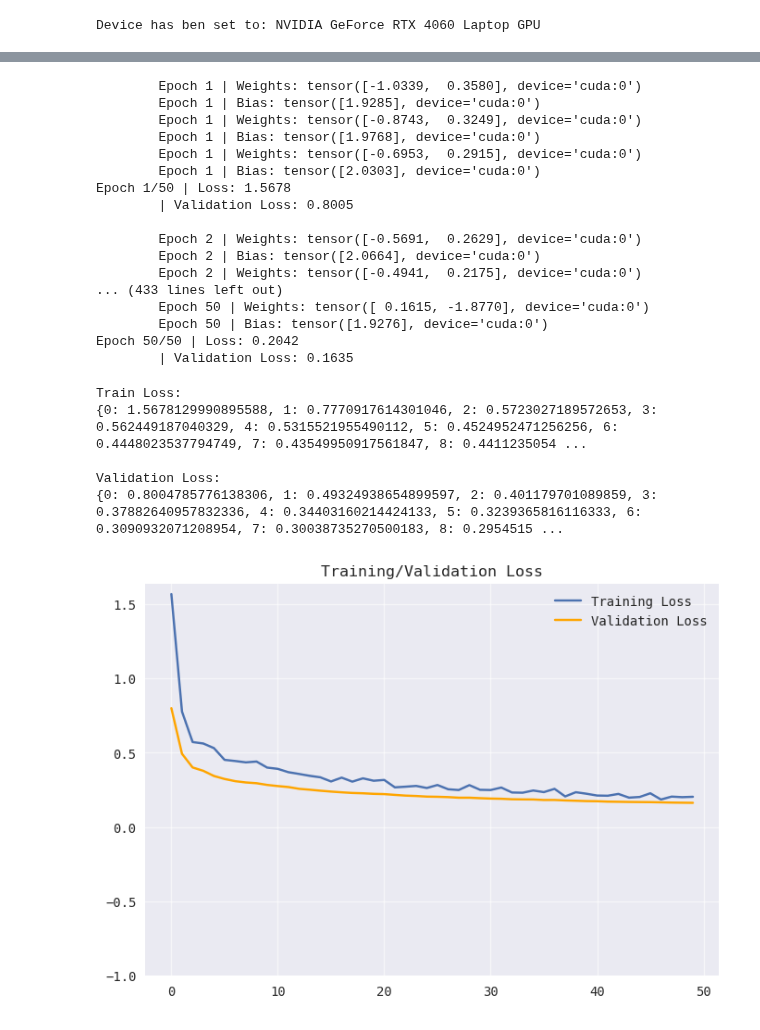
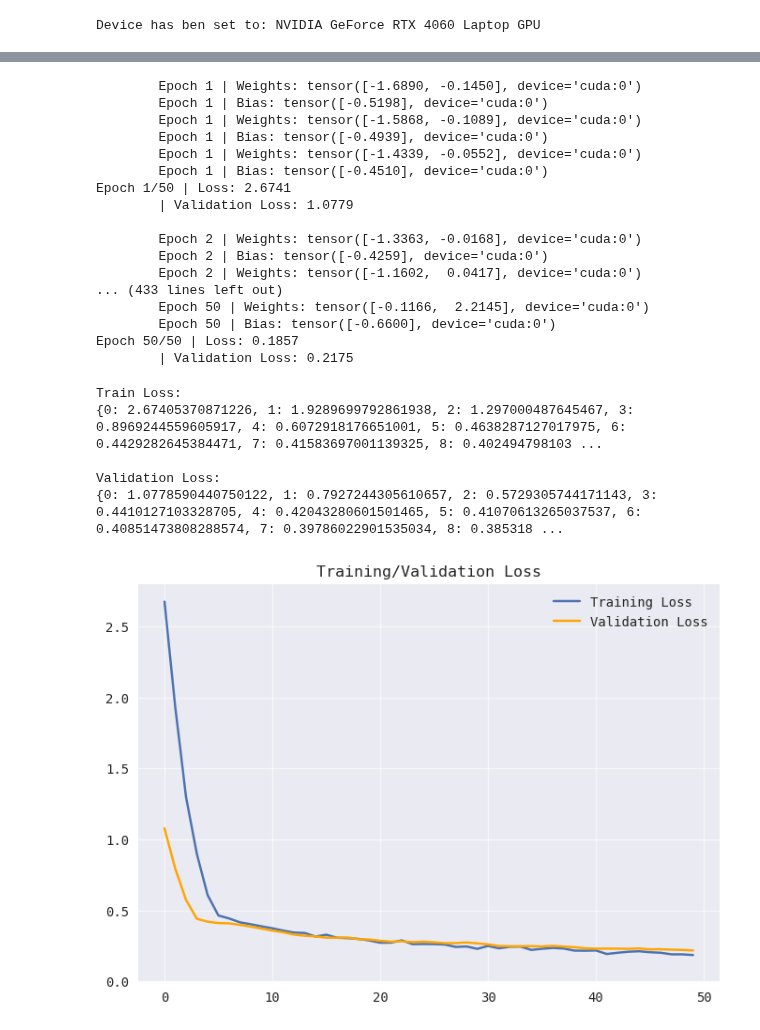
Before and after one commit to abhans/torchbygnd, a Jupyter notebook: test.ipynb, the cells around one changed output, grey strips where cells are left out. Cells and saved outputs as stored; diff of their text form; code cells hidden in the pictures.

```diff
--- a/test.ipynb
+++ b/test.ipynb
@@ -103,5 +103,5 @@ tensor([0.8410, 0.7212, 0.9758, 0.9928, 0.9878, 0.9496, 0.9569, 0.9889, 0.9993,
 # %%
-y = (y > .5).type(DTYPE)
-print("New values for y:", y, sep='\n')
+yb = (y > .5).type(DTYPE)       # Decision Boundary
+print("New values for y:", yb, sep='\n')
 # %% [output]
 New values for y:
@@ -131,7 +131,7 @@ plt.show();
 # %%
 Model = LogisticRegression(in_dims=2).to(DEVICE)
 # %%
-Data = TensorDataset(X, y)
+Data = TensorDataset(X, yb)
 Data.tensors
 # %% [output]
 (tensor([[ 5.2677,  1.1658],
@@ -168,50 +168,50 @@ trainer = Trainer(
 # %%
 train_loss, val_loss = trainer.train(num_epochs=NUM_EPOCHS)
 # %% [output]
-        Epoch 1 | Weights: tensor([-1.0339,  0.3580], device='cuda:0')
-        Epoch 1 | Bias: tensor([1.9285], device='cuda:0')
-        Epoch 1 | Weights: tensor([-0.8743,  0.3249], device='cuda:0')
-        Epoch 1 | Bias: tensor([1.9768], device='cuda:0')
-        Epoch 1 | Weights: tensor([-0.6953,  0.2915], device='cuda:0')
-        Epoch 1 | Bias: tensor([2.0303], device='cuda:0')
-Epoch 1/50 | Loss: 1.5678
-        | Validation Loss: 0.8005
+        Epoch 1 | Weights: tensor([-1.6890, -0.1450], device='cuda:0')
+        Epoch 1 | Bias: tensor([-0.5198], device='cuda:0')
+        Epoch 1 | Weights: tensor([-1.5868, -0.1089], device='cuda:0')
+        Epoch 1 | Bias: tensor([-0.4939], device='cuda:0')
+        Epoch 1 | Weights: tensor([-1.4339, -0.0552], device='cuda:0')
+        Epoch 1 | Bias: tensor([-0.4510], device='cuda:0')
+Epoch 1/50 | Loss: 2.6741
+        | Validation Loss: 1.0779
 
-        Epoch 2 | Weights: tensor([-0.5691,  0.2629], device='cuda:0')
-        Epoch 2 | Bias: tensor([2.0664], device='cuda:0')
-        Epoch 2 | Weights: tensor([-0.4941,  0.2175], device='cuda:0')
+        Epoch 2 | Weights: tensor([-1.3363, -0.0168], device='cuda:0')
+        Epoch 2 | Bias: tensor([-0.4259], device='cuda:0')
+        Epoch 2 | Weights: tensor([-1.1602,  0.0417], device='cuda:0')
 ... (433 lines left out)
-        Epoch 50 | Weights: tensor([ 0.1615, -1.8770], device='cuda:0')
-        Epoch 50 | Bias: tensor([1.9276], device='cuda:0')
-Epoch 50/50 | Loss: 0.2042
-        | Validation Loss: 0.1635
+        Epoch 50 | Weights: tensor([-0.1166,  2.2145], device='cuda:0')
+        Epoch 50 | Bias: tensor([-0.6600], device='cuda:0')
+Epoch 50/50 | Loss: 0.1857
+        | Validation Loss: 0.2175
 # %%
 print("Train Loss:", train_loss, "\nValidation Loss:", val_loss, sep='\n')
 # %% [output]
 Train Loss:
-{0: 1.5678129990895588, 1: 0.7770917614301046, 2: 0.5723027189572653, 3: 0.562449187040329, 4: 0.5315521955490112, 5: 0.4524952471256256, 6: 0.4448023537794749, 7: 0.43549950917561847, 8: 0.4411235054 ...
+{0: 2.67405370871226, 1: 1.9289699792861938, 2: 1.297000487645467, 3: 0.8969244559605917, 4: 0.6072918176651001, 5: 0.4638287127017975, 6: 0.4429282645384471, 7: 0.41583697001139325, 8: 0.402494798103 ...
 
 Validation Loss:
-{0: 0.8004785776138306, 1: 0.49324938654899597, 2: 0.401179701089859, 3: 0.37882640957832336, 4: 0.34403160214424133, 5: 0.3239365816116333, 6: 0.3090932071208954, 7: 0.30038735270500183, 8: 0.2954515 ...
+{0: 1.0778590440750122, 1: 0.7927244305610657, 2: 0.5729305744171143, 3: 0.4410127103328705, 4: 0.42043280601501465, 5: 0.41070613265037537, 6: 0.40851473808288574, 7: 0.39786022901535034, 8: 0.385318 ...
 # %%
 plt.plot(
     train_loss.keys(),
     train_loss.values(),
     label="Training Loss"
 );
 plt.plot(
     val_loss.keys(),
     val_loss.values(),
     color="orange",
     label="Validation Loss"
 );
-plt.ylim(bottom=-1)
+plt.ylim(bottom=0)
 plt.grid(True, alpha = .6);
 plt.title("Training/Validation Loss");
 plt.legend(loc='best');
 plt.show()
 # %% [output]
-[figure, old version]
+[figure, new version]
 # %%
 print(f"Predicted Model Parameters:", "Weights: {}".format(Model.w), "Bias: {}".format(Model.b), sep="\n")
 # Generated Parameters:
```
Also changed, not shown: parts of 13 cells of this notebook.
